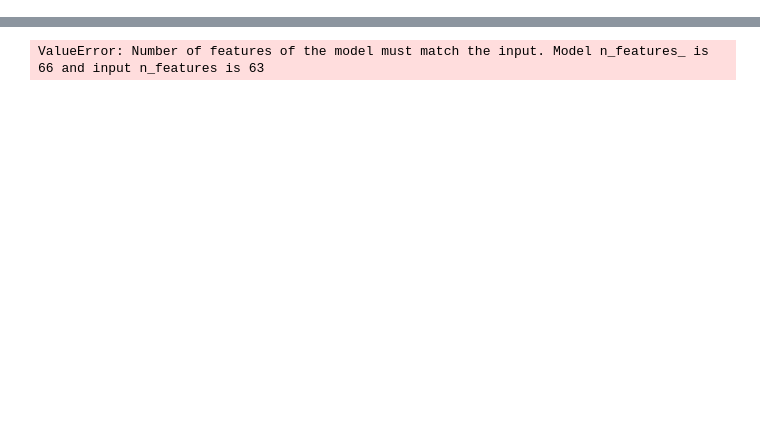
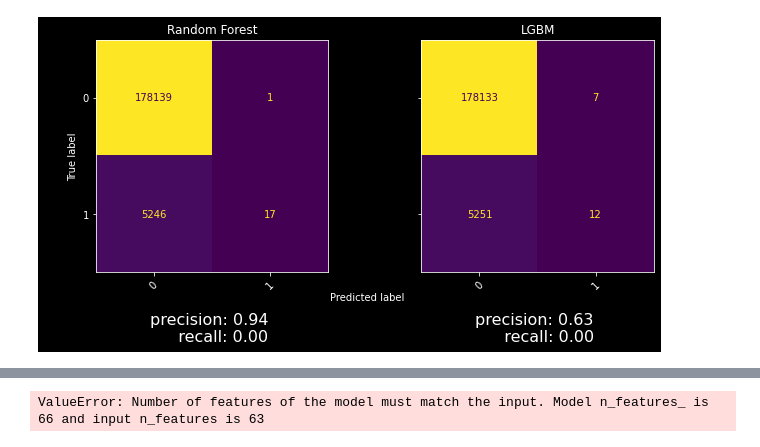
Before and after one commit to The1per/spikes_notebooks, a Jupyter notebook: scalp_model.ipynb, the cells around one changed output, grey strips where cells are left out. Cells and saved outputs as stored; diff of their text form; code cells hidden in the pictures; blank space fills up the shorter version.

```diff
--- a/scalp_model.ipynb
+++ b/scalp_model.ipynb
@@ -228,0 +331,4 @@ clear_output()
+# %%
+pred_details_80 = plt_80(cls_all, feat_pz, y_all_bi, stratify=True)
+# %% [output]
+[figure, added]
```
Also changed, not shown: parts of 50 cells of this notebook.
